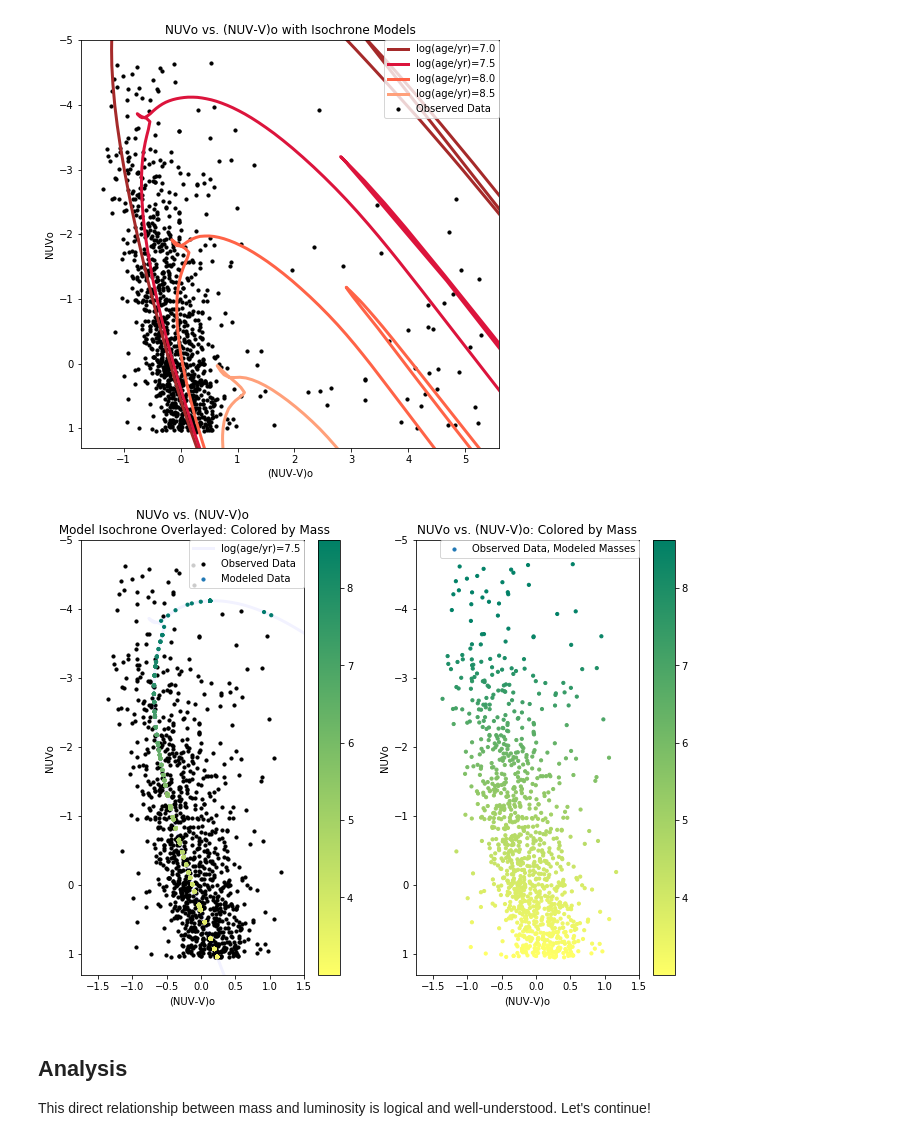
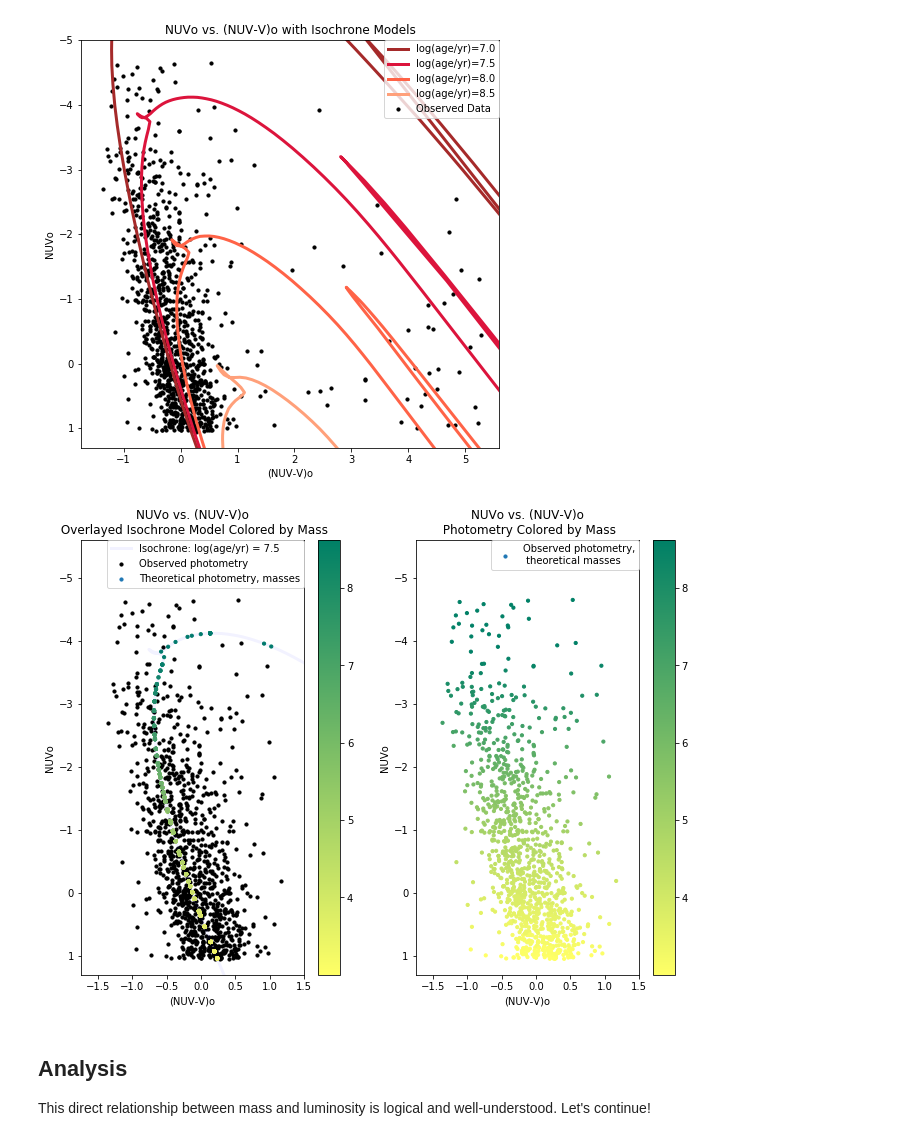
Before and after one commit to leahmfulmer/star-formation-smc-wing, a Jupyter notebook: Isochrone Match.ipynb, the cells around one changed output. Drawn from its saved outputs; the diff is of its cells as text; code cells hidden in the pictures.

Commit message:
Add files via upload
Changed plot titles and labels.

```diff
--- a/Isochrone Match.ipynb
+++ b/Isochrone Match.ipynb
@@ -300,33 +300,33 @@ plt.show()
 # %%
 # Plot observed CMD with markers colored according to their associated theoretical mass.
 
 plt.figure(figsize=(11,8))
 plt.subplot(121)
-plt.scatter(nuv_v_ct, nuv_ct, color='black', label="Observed Data", s=10, marker="o")
-plt.scatter(model_color_after_ct, model_nuv_after_ct, c=mass_ct, label="Modeled Data", s=10, marker="o", cmap="summer_r")
-plt.plot(model75_nuvcolor[model75_nuv>=-4.7], model75_nuv[model75_nuv>=-4.7], color='blue', label='log(age/yr)=7.5', linewidth=3, alpha=0.05)
+plt.scatter(nuv_v_ct, nuv_ct, color='black', label="Observed photometry", s=10, marker="o")
+plt.scatter(model_color_after_ct, model_nuv_after_ct, c=mass_ct, label="Theoretical photometry, masses", s=10, marker="o", cmap="summer_r")
+plt.plot(model75_nuvcolor[model75_nuv>=-4.7], model75_nuv[model75_nuv>=-4.7], color='blue', label='Isochrone: log(age/yr) = 7.5', linewidth=3, alpha=0.05)
 
 plt.xlabel('(NUV-V)o')
 plt.ylabel('NUVo')
-plt.title('NUVo vs. (NUV-V)o\n Model Isochrone Overlayed: Colored by Mass')
+plt.title('NUVo vs. (NUV-V)o\n Overlayed Isochrone Model Colored by Mass')
 plt.legend(bbox_to_anchor=(1, 1), loc=1, borderaxespad=0., prop={'size':10})
-plt.ylim(1.3,-5.)
+plt.ylim(1.3,-5.6)
 plt.xlim(-1.75, 1.5)
 plt.colorbar()
 
 plt.subplot(122)
-plt.scatter(nuv_v_ct, nuv_ct, c=mass_ct, label="Observed Data, Modeled Masses", s=10, marker="o", cmap="summer_r")
+plt.scatter(nuv_v_ct, nuv_ct, c=mass_ct, label="Observed photometry,\n theoretical masses", s=10, marker="o", cmap="summer_r")
 plt.xlabel('(NUV-V)o')
 plt.ylabel('NUVo')
-plt.title('NUVo vs. (NUV-V)o: Colored by Mass')
+plt.title('NUVo vs. (NUV-V)o\n Photometry Colored by Mass')
 plt.legend(bbox_to_anchor=(1, 1), loc=1, borderaxespad=0., prop={'size':10})
-plt.ylim(1.3,-5.)
+plt.ylim(1.3,-5.6)
 plt.xlim(-1.75, 1.5)
 plt.colorbar()
 
 plt.show()
 # %% [output]
-[figure, old version]
+[figure, new version]
 # %% [markdown]
 ## Analysis
 
```
Also changed, not shown: parts of 1 cell of this notebook.
